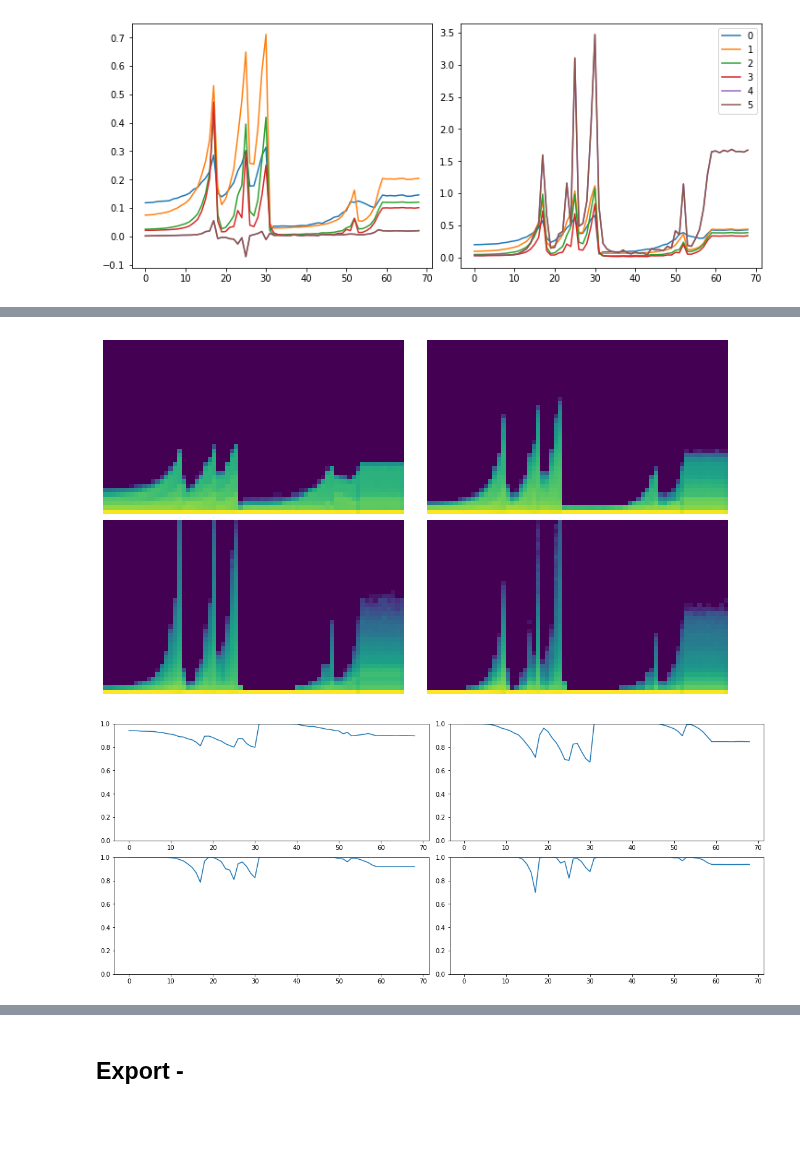
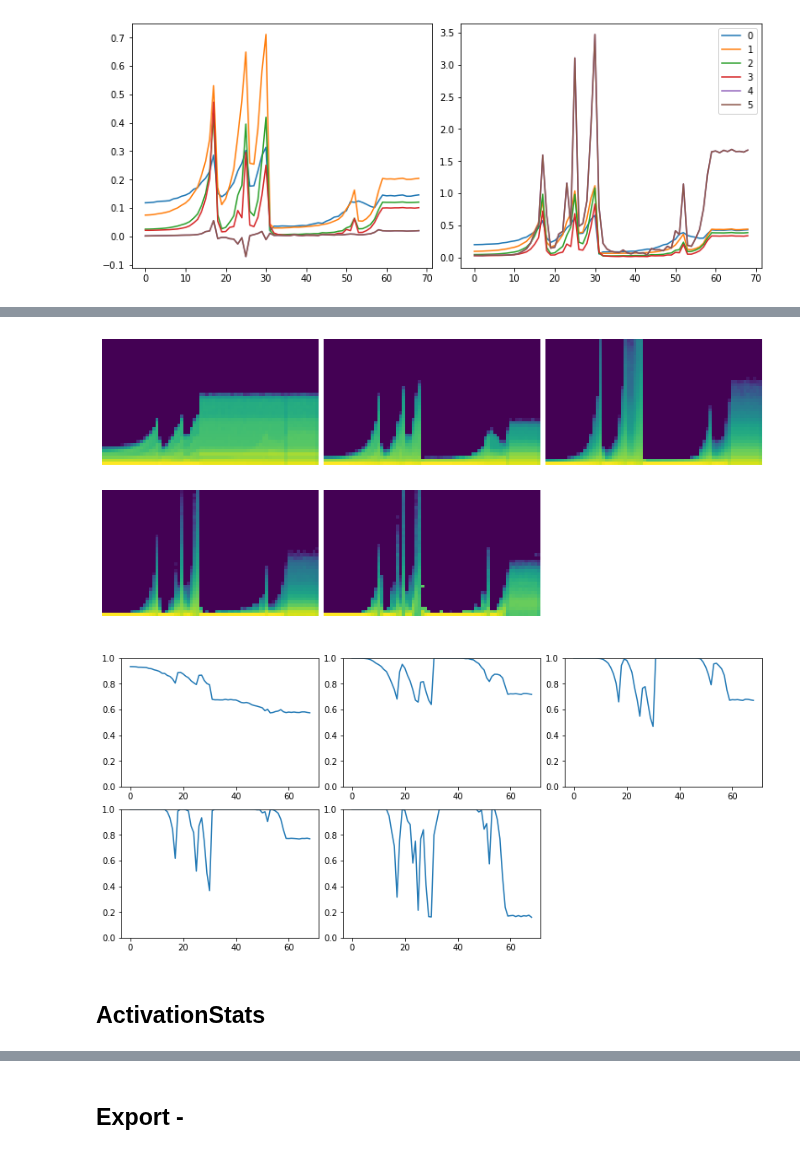
Before and after one commit to fastai/course22p2, a Jupyter notebook: nbs/10_activations.ipynb, the cells around one changed output, grey strips where cells are left out. Cells and saved outputs as stored; diff of their text form; code cells hidden in the pictures; blank space fills up the shorter version.

```diff
--- a/nbs/10_activations.ipynb
+++ b/nbs/10_activations.ipynb
@@ -71,8 +69,8 @@ from torcheval.metrics import MulticlassAccuracy
 metrics = MetricsCB(accuracy=MulticlassAccuracy())
 cbs = [TrainCB(), DeviceCB(), metrics, ProgressCB(plot=True)]
 # %%
-def fit(model, epochs=1):
-    learn = Learner(model, dls, loss_func=F.cross_entropy, lr=0.6, cbs=cbs)
+def fit(model, epochs=1, xtra_cbs=None):
+    learn = Learner(model, dls, loss_func=F.cross_entropy, lr=0.6, cbs=cbs+fc.L(xtra_cbs))
     learn.fit(epochs)
     return learn
 # %%
@@ -244,0 +245,16 @@ with Hooks(model, append_stats) as hooks:
+# %%
+#| export
+class HooksCallback(Callback):
+    def __init__(self, hookfunc, mod_filter=fc.noop):
+        fc.store_attr()
+        super().__init__()
+
+    def before_fit(self):
+        mods = fc.filter_ex(self.learn.model.modules(), self.mod_filter)
+        self.hooks = Hooks(mods, self.hookfunc)
+
+    def after_fit(self): self.hooks.remove()
+    def __iter__(self): return iter(self.hooks)
+    def __len__(self): return len(self.hooks)
+# %%
+hc = HooksCallback(append_stats, mod_filter=fc.risinstance(nn.Conv2d))
@@ -244,0 +269,5 @@ with Hooks(model, append_stats) as hooks:
+# %%
+fig,axs = plt.subplots(1,2, figsize=(10,4))
+for h in hc:
+    for i in 0,1: axs[i].plot(h.stats[i])
+plt.legend(range(6));
@@ -266,20 +296,22 @@ with Hooks(model, append_stats) as hooks: fit(model)
 # Thanks to @ste for initial version of histgram plotting code
 def get_hist(h): return torch.stack(h.stats[2]).t().float().log1p()
 # %%
-fig,axes = subplots(2,2, figsize=(9,5))
-for ax,h in zip(axes.flatten(), hooks[:4]):
+fig,axes = get_grid(len(hc), figsize=(11,5))
+for ax,h in zip(axes.flat, hc):
     show_image(get_hist(h), ax, origin='lower')
 # %% [output]
-[figure, old version]
+[figure, new version]
 # %%
 #| export
 def get_min(h):
     h1 = torch.stack(h.stats[2]).t().float()
     return h1[:2].sum(0)/h1.sum(0)
 # %%
-fig,axes = subplots(2,2, figsize=(15,6))
-for ax,h in zip(axes.flatten(), hooks[:4]):
+fig,axes = get_grid(len(hc), figsize=(11,5))
+for ax,h in zip(axes.flatten(), hc):
     ax.plot(get_min(h))
     ax.set_ylim(0,1)
 # %% [output]
-[figure, old version]
+[figure, new version]
+# %% [markdown]
+## ActivationStats
```
Also changed, not shown: parts of 12 cells of this notebook, 7 other files.
